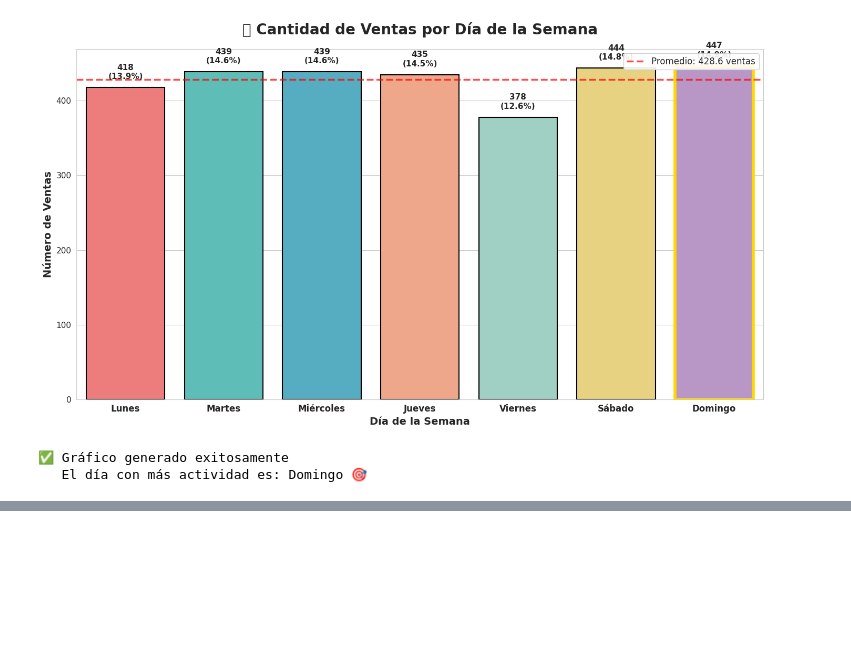
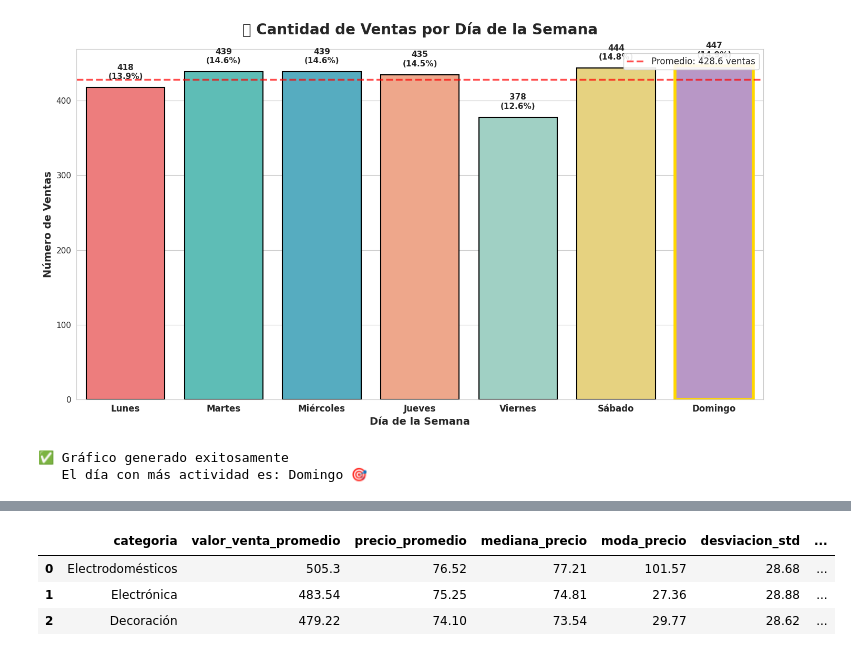
Before and after one commit to sgiupponi-lang/Entrega_Final_Ciencia_Datos, a Jupyter notebook: Entrega_Final_SGiupponi.ipynb, the cells around one changed output, grey strips where cells are left out. Saved outputs shown, nothing was run; the diff lists cells and outputs as text; code cells hidden in the pictures; blank space fills up the shorter version.

```diff
--- a/Entrega_Final_SGiupponi.ipynb
+++ b/Entrega_Final_SGiupponi.ipynb
@@ -1341,0 +2452,89 @@ print(resumen_ventas)
+# %%
+import pandas as pd
+import numpy as np
+from scipy import stats
+import matplotlib.pyplot as plt
+import seaborn as sns
+
+print("=" * 90)
+print("📊 ANÁLISIS ESTADÍSTICO DEL VALOR DE VENTA POR CATEGORÍA")
+print("=" * 90)
+
+# ===================================================================
+# PASO 1: Crear variable de valor de venta (precio × cantidad)
+# ===================================================================
+df_ventas = df_ventas_sinduplicados.copy()
+df_ventas['valor_venta'] = df_ventas['precio'] * df_ventas['cantidad']
+
+print(f"✅ Columna 'valor_venta' creada (precio × cantidad)")
+print(f"   Registros totales analizados: {len(df_ventas):,}")
+
+# ===================================================================
+# PASO 2: Estadísticas completas por categoría
+# ===================================================================
+stats_categoria = df_ventas.groupby('categoria').agg(
+    precio_promedio = ('precio', 'mean'),
+    valor_venta_promedio = ('valor_venta', 'mean'),   # ticket promedio por línea
+    mediana_precio = ('precio', 'median'),
+    moda_precio = ('precio', lambda x: stats.mode(x, keepdims=True)[0][0] if len(x)>0 else np.nan),
+    desviacion_std = ('precio', 'std'),
+    coef_variacion_pct = ('precio', lambda x: (x.std() / x.mean() * 100) if x.mean()>0 else np.nan),
+    precio_min = ('precio', 'min'),
+    precio_max = ('precio', 'max'),
+    rango_precio = ('precio', lambda x: x.max() - x.min()),
+    nro_transacciones = ('precio', 'count'),
+    unidades_vendidas = ('cantidad', 'sum'),
+    ingresos_totales = ('valor_venta', 'sum')
+).round(2)
+
+# Ordenar por valor promedio de venta (lo más relevante para negocio)
+stats_categoria = stats_categoria.sort_values('valor_venta_promedio', ascending=False).reset_index()
+
+print(f"\n✅ Análisis completado para {len(stats_categoria)} categorías")
+
+# ===================================================================
+# RESULTADOS PRINCIPALES
+# ===================================================================
+display_cols = ['categoria', 'valor_venta_promedio', 'precio_promedio', 'mediana_precio',
+                'moda_precio', 'desviacion_std', 'coef_variacion_pct',
+                'precio_min', 'precio_max', 'nro_transacciones', 'ingresos_totales']
+
+print("\n📈 TABLA COMPLETA - TODAS LAS CATEGORÍAS:")
+display(stats_categoria[display_cols])
+
+# ===================================================================
+# RESUMEN EJECUTIVO
+# ===================================================================
+print("\n" + "="*90)
+print("🎯 RESUMEN EJECUTIVO")
+print("="*90)
+
+print(f"🏆 TOP 5 CATEGORÍAS MÁS CARAS (por valor promedio de venta):")
+top5_caras = stats_categoria.head(5)[['categoria', 'valor_venta_promedio', 'precio_promedio', 'ingresos_totales']]
+display(top5_caras)
+
+print(f"\n💰 TOP 5 CATEGORÍAS QUE MÁS FACTURAN:")
+top5_facturacion = stats_categoria.sort_values('ingresos_totales', ascending=False).head(5)[['categoria', 'ingresos_totales', 'valor_venta_promedio']]
+display(top5_facturacion)
+
+print(f"\n🔥 CATEGORÍAS CON MAYOR VARIABILIDAD DE PRECIOS (Coef. Variación > 60%):")
+alta_variabilidad = stats_categoria[stats_categoria['coef_variacion_pct'] > 60]
+if len(alta_variabilidad) > 0:
+    display(alta_variabilidad[['categoria', 'precio_promedio', 'desviacion_std', 'coef_variacion_pct', 'precio_min', 'precio_max']])
+else:
+    print("   → Todas las categorías tienen precios bastante consistentes")
+
+#
+
+# ===================================================================
+# EXPORTAR RESULTADOS
+# ===================================================================
+stats_categoria.to_excel("estadisticas_por_categoria.xlsx", index=False)
+print(f"\n✅ Archivo exportado → estadisticas_por_categoria.xlsx")
+print(f"   Total categorías: {len(stats_categoria)}")
+print(f"   Categoría premium: {stats_categoria.iloc[0]['categoria']} → ${stats_categoria.iloc[0]['valor_venta_promedio']:,.0f} promedio por venta")
+print(f"   Categoría con mayor facturación: {top5_facturacion.iloc[0]['categoria']} → ${top5_facturacion.iloc[0]['ingresos_totales']:,.0f}")
+
+# DataFrame listo para seguir trabajando
+print(f"\n💡 DataFrame 'stats_categoria' disponible en el entorno")
+# %% [output]
@@ -1341,0 +2550,4 @@ print(resumen_ventas)
+|  | categoria | valor_venta_promedio | precio_promedio | mediana_precio | moda_precio | desviacion_std | ... |
+| 0 | Electrodomésticos | 505.3 | 76.52 | 77.21 | 101.57 | 28.68 | ... |
+| 1 | Electrónica | 483.54 | 75.25 | 74.81 | 27.36 | 28.88 | ... |
+| 2 | Decoración | 479.22 | 74.10 | 73.54 | 29.77 | 28.62 | ... |
```
Also changed, not shown: parts of 38 cells of this notebook.
